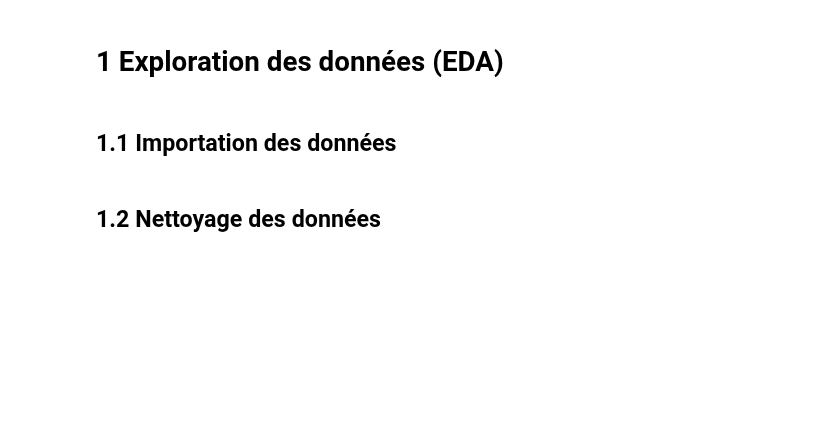
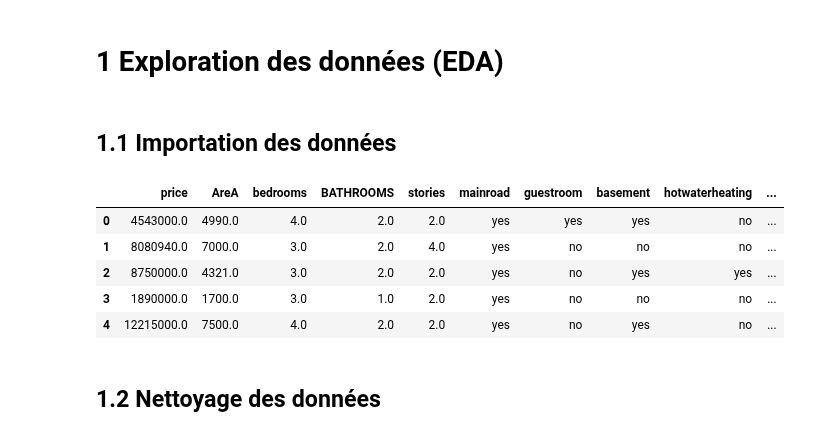
Before and after one commit to Rachadja/house_pricing, a Jupyter notebook: notebook.ipynb, the cells around one changed output. Saved outputs shown, nothing was run; the diff lists cells and outputs as text; code cells hidden in the pictures; blank space fills up the shorter version.

```diff
--- a/notebook.ipynb
+++ b/notebook.ipynb
@@ -36,9 +36,16 @@ import numpy as np
 # %% [markdown]
 ## 1.1 Importation des données
 # %%
-df = load_data('src/data_processing/load_data.py')
-# pd.read_csv('C:/Users/BIBER/Desktop/adama_project/projet-ds/data/house_prices.csv')
+df = pd.read_csv('c:/Users/houss/Desktop/folder3/sdf/projet-ds/data/house_prices.csv')
+# pd.read_csv('data/house_prices.csv')
 df.head()
+# %% [output]
+|  | price | AreA | bedrooms | BATHROOMS | stories | mainroad | guestroom | basement | hotwaterheating | ... |
+| 0 | 4543000.0 | 4990.0 | 4.0 | 2.0 | 2.0 | yes | yes | yes | no | ... |
+| 1 | 8080940.0 | 7000.0 | 3.0 | 2.0 | 4.0 | yes | no | no | no | ... |
+| 2 | 8750000.0 | 4321.0 | 3.0 | 2.0 | 2.0 | yes | no | yes | yes | ... |
+| 3 | 1890000.0 | 1700.0 | 3.0 | 1.0 | 2.0 | yes | no | no | no | ... |
+| 4 | 12215000.0 | 7500.0 | 4.0 | 2.0 | 2.0 | yes | no | yes | no | ... |
 # %% [markdown]
 ## 1.2 Nettoyage des données
 # %% [markdown]
```
Also changed, not shown: parts of 5 cells of this notebook.
